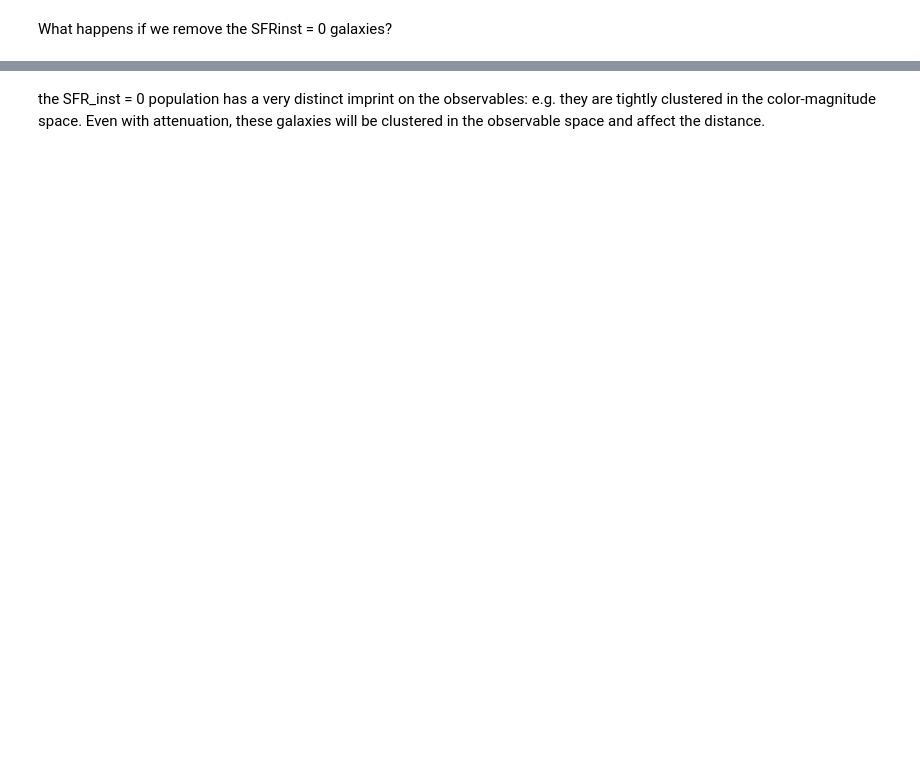
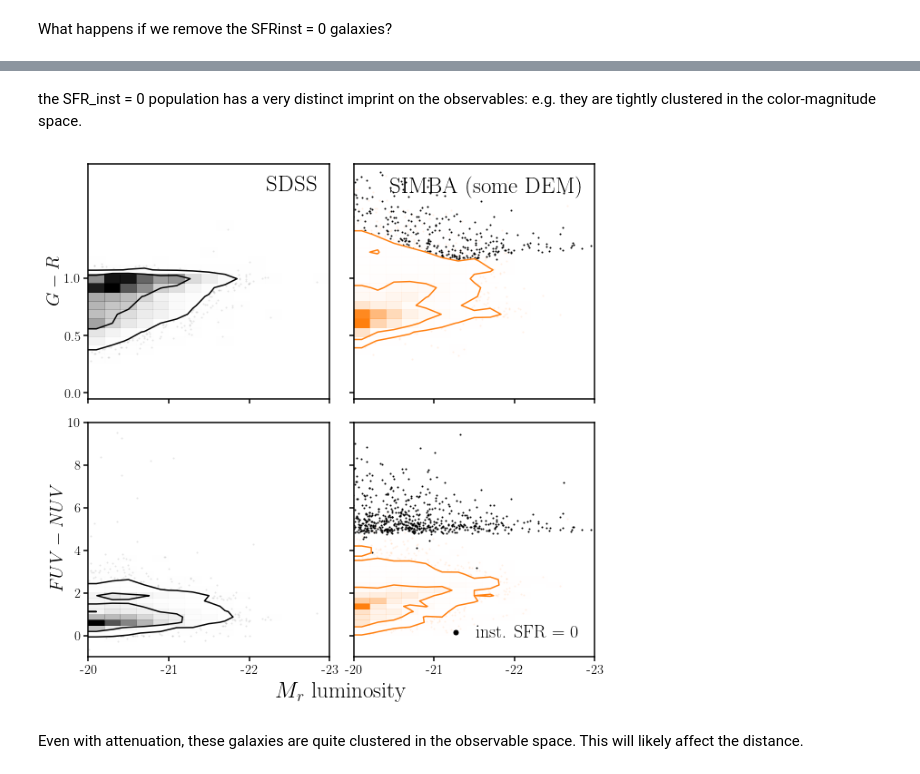
Before and after one commit to IQcollaboratory/galpopFM, a Jupyter notebook: nb/sfr_res_issue.ipynb, the cells around one changed output, grey strips where cells are left out. Drawn from its saved outputs; the diff is of its cells as text; code cells hidden in the pictures; blank space fills up the shorter version.

```diff
--- a/nb/sfr_res_issue.ipynb
+++ b/nb/sfr_res_issue.ipynb
@@ -205,2 +205,2 @@ fig.subplots_adjust(wspace=0.1, hspace=0.1)
 # %% [markdown]
-the SFR_inst = 0 population has a very distinct imprint on the observables: e.g. they are tightly clustered in the color-magnitude space. Even with attenuation, these galaxies will be clustered in the observable space and affect the distance.
+the SFR_inst = 0 population has a very distinct imprint on the observables: e.g. they are tightly clustered in the color-magnitude space.
@@ -206,0 +234,67 @@ the SFR_inst = 0 population has a very distinct imprint on the observables: e.g.
+# %%
+#########################################################################
+# read in simulations with some generic dust attenuation
+#########################################################################
+x_simba, _ = _sim_observables_resample('simba', np.array([1., 2., 2., 0., 0., -0.5, 0., 0., 2.]))
+# %%
+xs      = [x_obs, x_simba]
+names   = ['SDSS', 'SIMBA (some DEM)']
+clrs    = ['k', 'C1']
+
+fig = plt.figure(figsize=(5*len(xs),10))
+
+# R vs (G - R)
+for i, _x, name, clr in zip(range(len(xs)), xs, names, clrs):
+    sub = fig.add_subplot(2,len(xs),i+1)
+    if name == 'SDSS':
+        DFM.hist2d(_x[0], _x[1], levels=[0.68, 0.95],
+            range=[ranges[0], ranges[1]], bins=20, color=clrs[i],
+            plot_datapoints=True, fill_contours=False, plot_density=True, ax=sub)
+    else:
+        sub.scatter(_x[0][zero_sfrinst], _x[1][zero_sfrinst], c='k', s=1)
+        DFM.hist2d(_x[0][~zero_sfrinst], _x[1][~zero_sfrinst], levels=[0.68, 0.95],
+                   range=[ranges[0], ranges[1]], bins=20, color=clrs[i],
+                   plot_datapoints=True, fill_contours=False, plot_density=True, ax=sub)
+
+    sub.text(0.95, 0.95, name, ha='right', va='top', transform=sub.transAxes, fontsize=25)
+    sub.set_xlim(20., 23)
+    sub.set_xticks([20., 21., 22., 23])
+    sub.set_xticklabels([])
+    if i == 0:
+        sub.set_ylabel(r'$G-R$', fontsize=20)
+    else:
+        sub.set_yticklabels([])
+    sub.set_ylim(ranges[1][0], 2.)
+    sub.set_yticks([0., 0.5, 1.])
+
+# R vs FUV-NUV
+for i, _x, name, clr in zip(range(len(xs)), xs, names, clrs):
+    sub = fig.add_subplot(2,len(xs),i+len(xs)+1)
+
+    if name == 'SDSS':
+        DFM.hist2d(_x[0], _x[2], levels=[0.68, 0.95],
+            range=[ranges[0], ranges[2]], bins=20, color=clrs[i],
+            plot_datapoints=True, fill_contours=False, plot_density=True, ax=sub)
+    else:
+        sub.scatter(_x[0][zero_sfrinst], _x[2][zero_sfrinst], c='k', s=1, label='inst. SFR = 0')
+        DFM.hist2d(_x[0][~zero_sfrinst], _x[2][~zero_sfrinst], levels=[0.68, 0.95],
+            range=[ranges[0], ranges[2]], bins=20, color=clrs[i],
+            plot_datapoints=True, fill_contours=False, plot_density=True, ax=sub)
+        sub.legend(loc='lower right', handletextpad=0.1, markerscale=5, fontsize=20)
+    sub.set_xlim(20., 23)
+    sub.set_xticks([20., 21., 22., 23])
+    sub.set_xticklabels([-20, -21, -22, -23])
+    if i == 0:
+        sub.set_ylabel(r'$FUV - NUV$', fontsize=20)
+    else:
+        sub.set_yticklabels([])
+    sub.set_ylim(ranges[2][0], 10.)
+
+bkgd = fig.add_subplot(111, frameon=False)
+bkgd.set_xlabel(r'$M_r$ luminosity', labelpad=10, fontsize=25)
+bkgd.tick_params(labelcolor='none', top=False, bottom=False, left=False, right=False)
+fig.subplots_adjust(wspace=0.1, hspace=0.1)
+# %% [output]
+[figure, added]
+# %% [markdown]
+Even with attenuation, these galaxies are quite clustered in the observable space. This will likely affect the distance.
```
Also changed, not shown: parts of 3 cells of this notebook.
